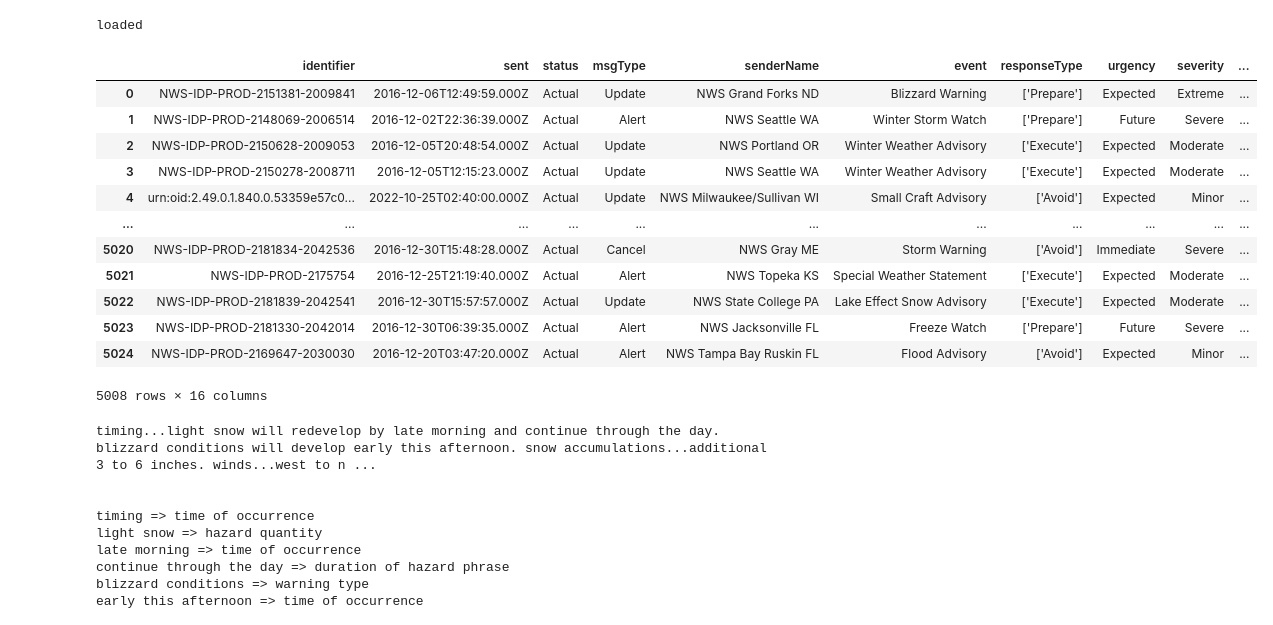
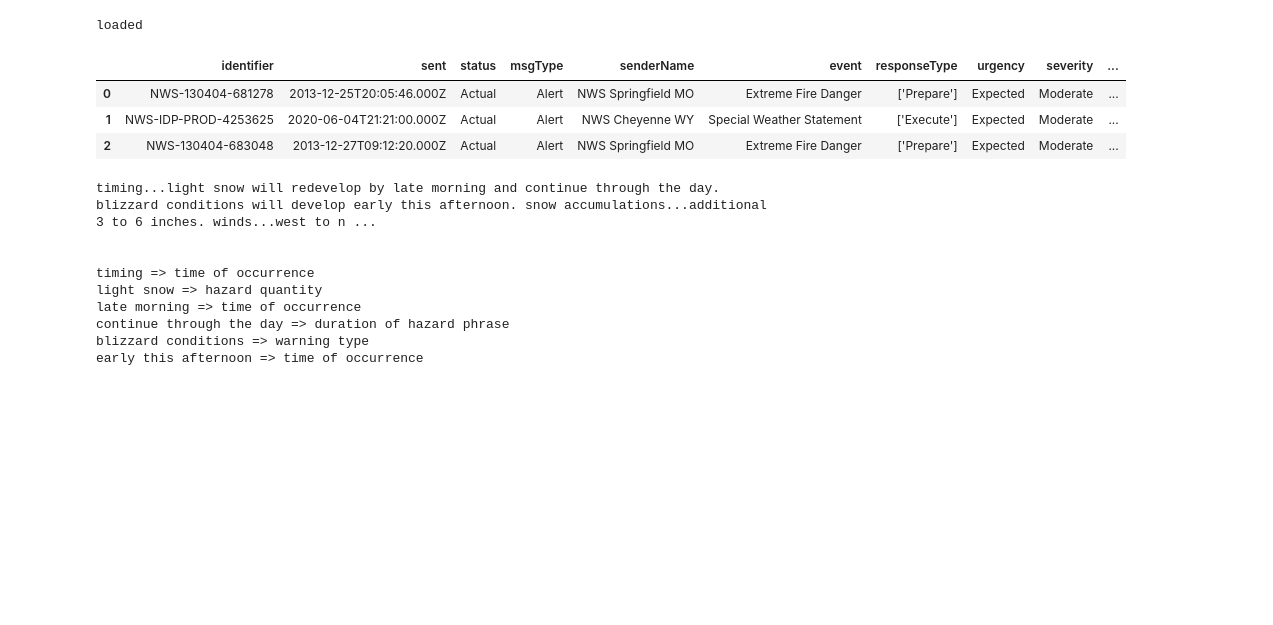
Before and after one commit to meenuravi18/hazardResponses, a Jupyter notebook: ablationStudy.ipynb, the cells around one changed output. Cells and saved outputs as stored; diff of their text form; code cells hidden in the pictures; blank space fills up the shorter version.

```diff
--- a/ablationStudy.ipynb
+++ b/ablationStudy.ipynb
@@ -38,25 +38,13 @@ def merge_entities(entities, text):
 
 model = GLiNER.from_pretrained("urchade/gliner_large-v2.1").to("cuda")
 # %%
-df=pd.read_csv("sample_IPAWS_data.csv")
-df=df[~df['severity'].isna()]
-df=df[~df['description'].isna()]
-# df.head(3)
-df
+df=pd.read_csv("balanced_sample.csv")
+df.head(3)
 # %% [output]
 |  | identifier | sent | status | msgType | senderName | event | responseType | urgency | severity | ... |
-| 0 | NWS-IDP-PROD-2151381-2009841 | 2016-12-06T12:49:59.000Z | Actual | Update | NWS Grand Forks ND | Blizzard Warning | ['Prepare'] | Expected | Extreme | ... |
-| 1 | NWS-IDP-PROD-2148069-2006514 | 2016-12-02T22:36:39.000Z | Actual | Alert | NWS Seattle WA | Winter Storm Watch | ['Prepare'] | Future | Severe | ... |
-| 2 | NWS-IDP-PROD-2150628-2009053 | 2016-12-05T20:48:54.000Z | Actual | Update | NWS Portland OR | Winter Weather Advisory | ['Execute'] | Expected | Moderate | ... |
-| 3 | NWS-IDP-PROD-2150278-2008711 | 2016-12-05T12:15:23.000Z | Actual | Update | NWS Seattle WA | Winter Weather Advisory | ['Execute'] | Expected | Moderate | ... |
-| 4 | urn:oid:2.49.0.1.840.0.53359e57c0... | 2022-10-25T02:40:00.000Z | Actual | Update | NWS Milwaukee/Sullivan WI | Small Craft Advisory | ['Avoid'] | Expected | Minor | ... |
-| ... | ... | ... | ... | ... | ... | ... | ... | ... | ... | ... |
-| 5020 | NWS-IDP-PROD-2181834-2042536 | 2016-12-30T15:48:28.000Z | Actual | Cancel | NWS Gray ME | Storm Warning | ['Avoid'] | Immediate | Severe | ... |
-| 5021 | NWS-IDP-PROD-2175754 | 2016-12-25T21:19:40.000Z | Actual | Alert | NWS Topeka KS | Special Weather Statement | ['Execute'] | Expected | Moderate | ... |
-| 5022 | NWS-IDP-PROD-2181839-2042541 | 2016-12-30T15:57:57.000Z | Actual | Update | NWS State College PA | Lake Effect Snow Advisory | ['Execute'] | Expected | Moderate | ... |
-| 5023 | NWS-IDP-PROD-2181330-2042014 | 2016-12-30T06:39:35.000Z | Actual | Alert | NWS Jacksonville FL | Freeze Watch | ['Prepare'] | Future | Severe | ... |
-| 5024 | NWS-IDP-PROD-2169647-2030030 | 2016-12-20T03:47:20.000Z | Actual | Alert | NWS Tampa Bay Ruskin FL | Flood Advisory | ['Avoid'] | Expected | Minor | ... |
+| 0 | NWS-130404-681278 | 2013-12-25T20:05:46.000Z | Actual | Alert | NWS Springfield MO | Extreme Fire Danger | ['Prepare'] | Expected | Moderate | ... |
+| 1 | NWS-IDP-PROD-4253625 | 2020-06-04T21:21:00.000Z | Actual | Alert | NWS Cheyenne WY | Special Weather Statement | ['Execute'] | Expected | Moderate | ... |
+| 2 | NWS-130404-683048 | 2013-12-27T09:12:20.000Z | Actual | Alert | NWS Springfield MO | Extreme Fire Danger | ['Prepare'] | Expected | Moderate | ... |
-5008 rows × 16 columns
 # %%
 # df=df[0:3]
 # %%
```
Also changed, not shown: parts of 6 cells of this notebook, 6 other files.
